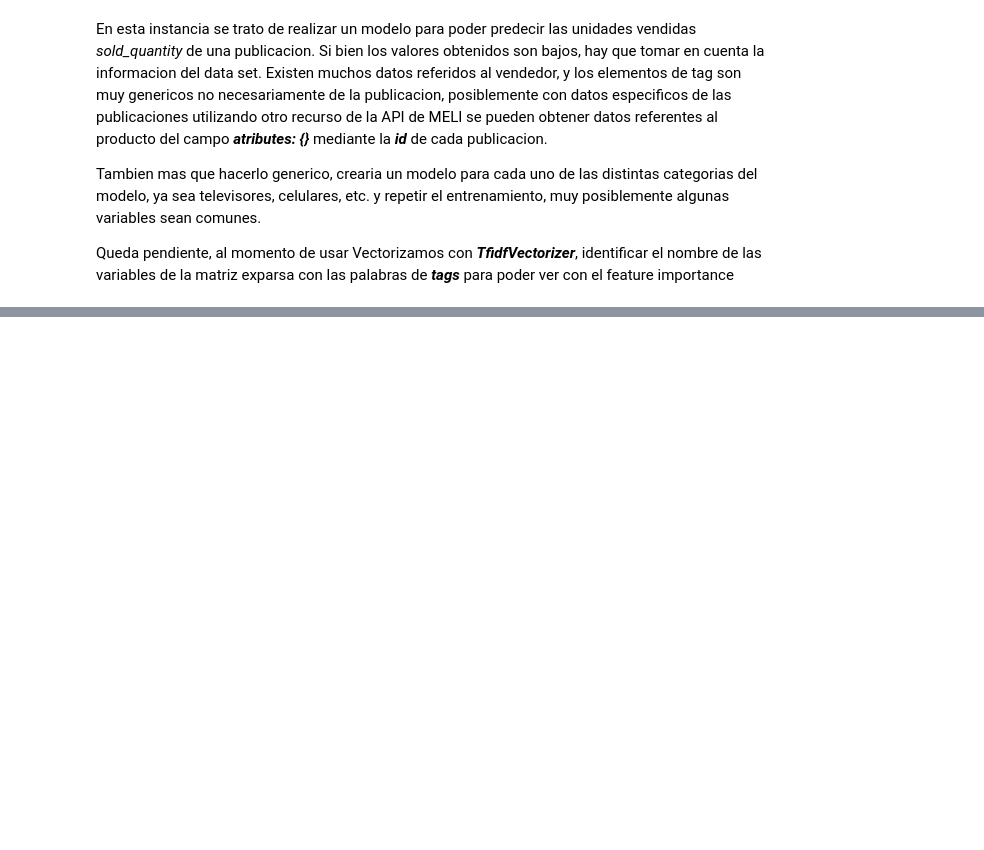
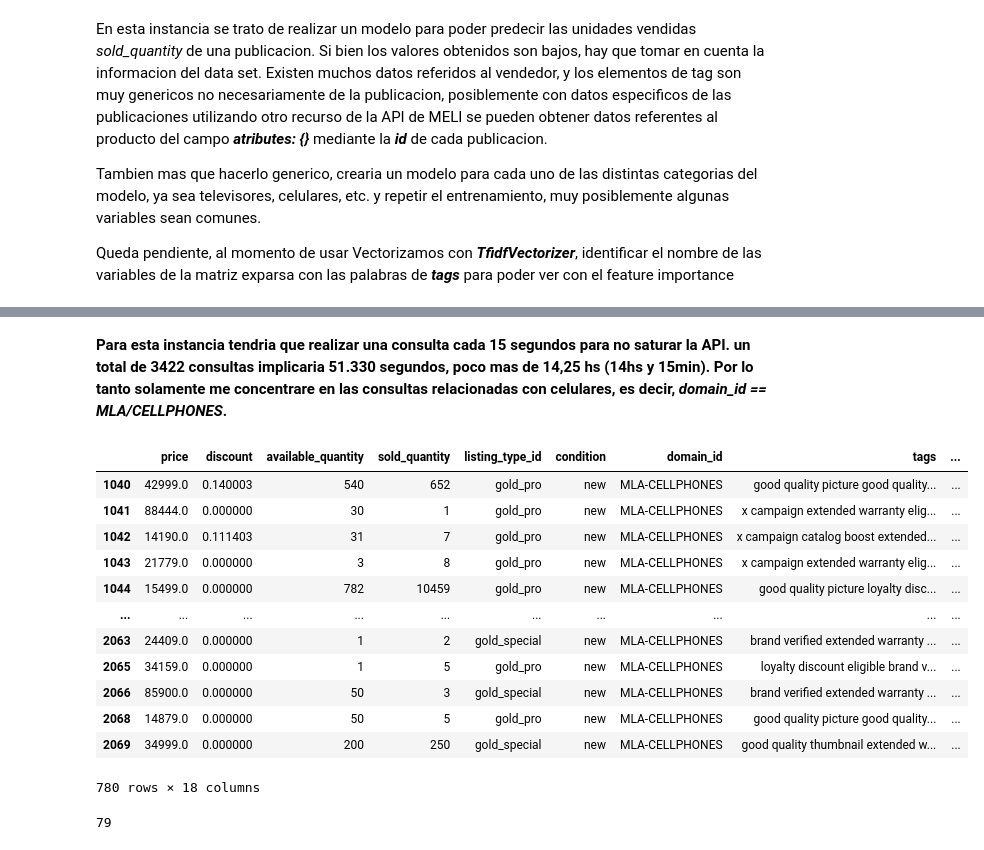
Before and after one commit to Mattzvl/EDA_API_ML, a Jupyter notebook: EDA_API_MELI_partII.ipynb, the cells around one changed output, grey strips where cells are left out. Drawn from its saved outputs; the diff is of its cells as text; code cells hidden in the pictures; blank space fills up the shorter version.

```diff
--- a/EDA_API_MELI_partII.ipynb
+++ b/EDA_API_MELI_partII.ipynb
@@ -527,7 +525,8 @@ Index(['title', 'price', 'prices', 'available_quantity', 'sold_quantity',
 data_m = data_clean3[['price','discount','available_quantity', 'sold_quantity','listing_type_id', 'condition','domain_id',\
                      'tags','state_name','city_name','power_seller_status','level_id','ranking_success',\
                       #'registration_date',\
-                      'negative','positive','free_shipping','store_pick_up']]
+                      'negative','positive','free_shipping','store_pick_up',   #]]
+                      'id']]
 data_m
 # %% [output]
 |  | price | discount | available_quantity | sold_quantity | listing_type_id | condition | domain_id | tags | ... |
@@ -1211,0 +1311,38 @@ Queda pendiente, al momento de usar Vectorizamos con ***TfidfVectorizer***, iden
+# %% [markdown]
+<p><strong> Para esta instancia tendria que realizar una consulta cada 15 segundos para no saturar la API.
+    un total de 3422 consultas implicaria 51.330 segundos, poco mas de 14,25 hs (14hs y 15min). Por lo tanto solamente me concentrare en las consultas relacionadas con celulares, es decir, <i>domain_id == MLA/CELLPHONES</i>.</strong></p>
+# %%
+data_cell = data_m[data_m.domain_id == 'MLA-CELLPHONES'].copy()
+data_cell
+# %% [output]
+|  | price | discount | available_quantity | sold_quantity | listing_type_id | condition | domain_id | tags | ... |
+| 1040 | 42999.0 | 0.140003 | 540 | 652 | gold_pro | new | MLA-CELLPHONES | good quality picture good quality... | ... |
+| 1041 | 88444.0 | 0.000000 | 30 | 1 | gold_pro | new | MLA-CELLPHONES | x campaign extended warranty elig... | ... |
+| 1042 | 14190.0 | 0.111403 | 31 | 7 | gold_pro | new | MLA-CELLPHONES | x campaign catalog boost extended... | ... |
+| 1043 | 21779.0 | 0.000000 | 3 | 8 | gold_pro | new | MLA-CELLPHONES | x campaign extended warranty elig... | ... |
+| 1044 | 15499.0 | 0.000000 | 782 | 10459 | gold_pro | new | MLA-CELLPHONES | good quality picture loyalty disc... | ... |
+| ... | ... | ... | ... | ... | ... | ... | ... | ... | ... |
+| 2063 | 24409.0 | 0.000000 | 1 | 2 | gold_special | new | MLA-CELLPHONES | brand verified extended warranty ... | ... |
+| 2065 | 34159.0 | 0.000000 | 1 | 5 | gold_pro | new | MLA-CELLPHONES | loyalty discount eligible brand v... | ... |
+| 2066 | 85900.0 | 0.000000 | 50 | 3 | gold_special | new | MLA-CELLPHONES | brand verified extended warranty ... | ... |
+| 2068 | 14879.0 | 0.000000 | 50 | 5 | gold_pro | new | MLA-CELLPHONES | good quality picture good quality... | ... |
+| 2069 | 34999.0 | 0.000000 | 200 | 250 | gold_special | new | MLA-CELLPHONES | good quality thumbnail extended w... | ... |
+780 rows × 18 columns
+# %%
+data_cell_attributes=call_data2(list(data_cell.id[data_cell.index[range(0,100,1)]]), list(data_cell.index[range(0,100,1)]))
+sleep(10)
+data_cell_attributes2=call_data2(list(data_cell.id[data_cell.index[range(100,200,1)]]), list(data_cell.index[range(100,200,1)]))
+sleep(10)
+data_cell_attributes3=call_data2(list(data_cell.id[data_cell.index[range(200,300,1)]]), list(data_cell.index[range(200,300,1)]))
+sleep(10)
+data_cell_attributes4=call_data2(list(data_cell.id[data_cell.index[range(300,400,1)]]), list(data_cell.index[range(300,400,1)]))
+sleep(10)
+data_cell_attributes5=call_data2(list(data_cell.id[data_cell.index[range(400,500,1)]]), list(data_cell.index[range(400,500,1)]))
+sleep(10)
+data_cell_attributes6=call_data2(list(data_cell.id[data_cell.index[range(500,600,1)]]), list(data_cell.index[range(500,600,1)]))
+sleep(10)
+data_cell_attributes7=call_data2(list(data_cell.id[data_cell.index[range(600,700,1)]]), list(data_cell.index[range(600,700,1)]))
+sleep(10)
+data_cell_attributes8=call_data2(list(data_cell.id[data_cell.index[range(700,780,1)]]), list(data_cell.index[range(700,780,1)]))
+# %% [output]
+79
```
Also changed, not shown: parts of 26 cells of this notebook.
